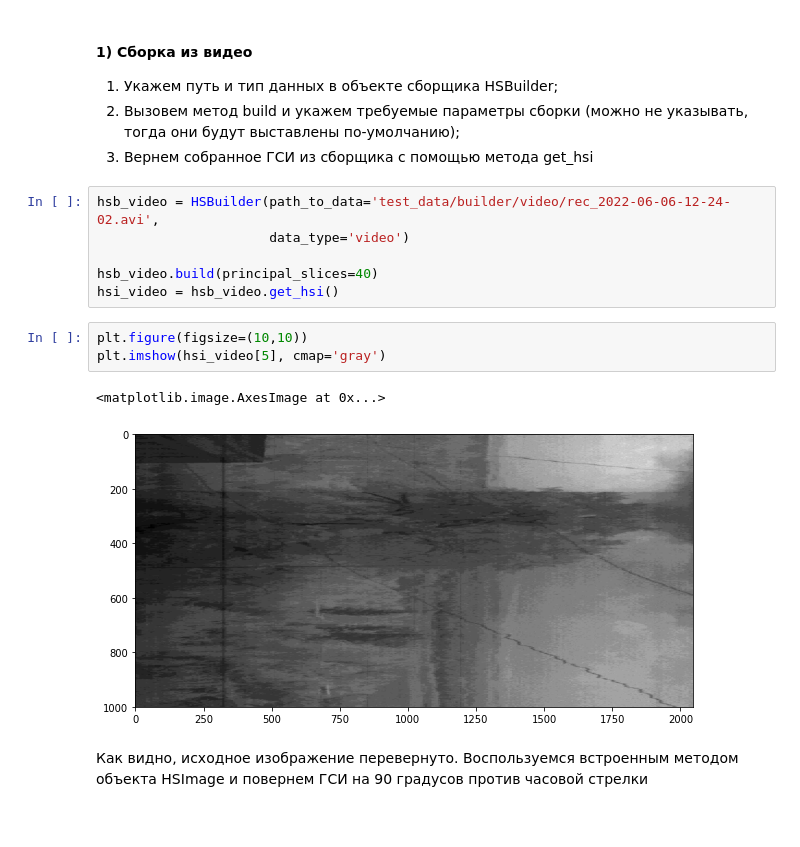
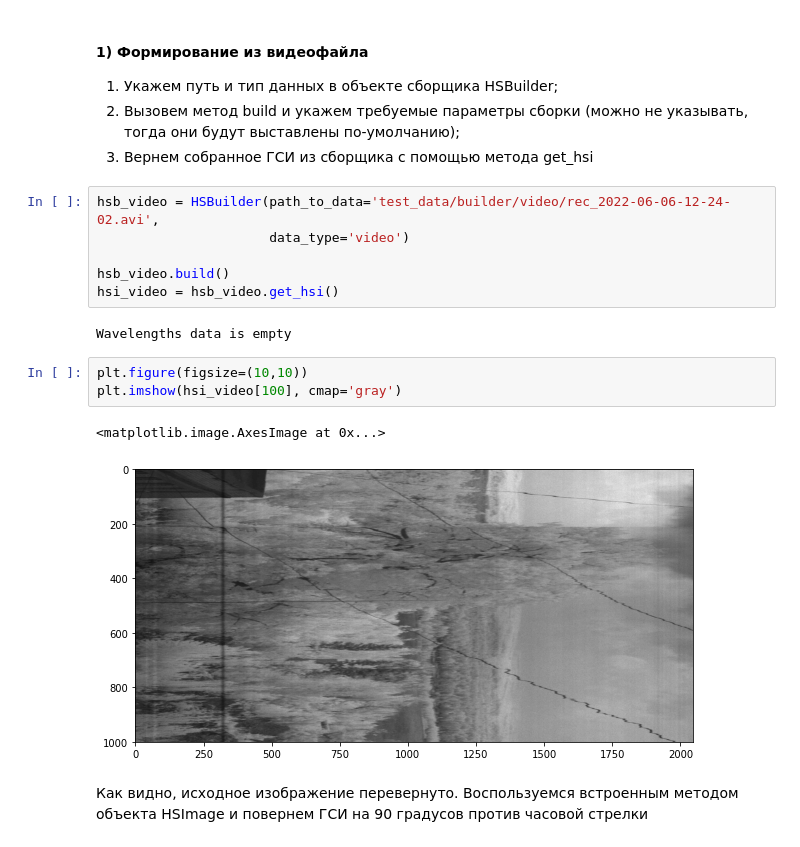
Before and after one commit to OpenHSL/OpenHSL, a Jupyter notebook: Builder demo.ipynb, the cells around one changed output. Drawn from its saved outputs; the diff is of its cells as text.

Commit message:
- upd Builder demo.ipynb

```diff
--- a/Builder demo.ipynb
+++ b/Builder demo.ipynb
@@ -21,7 +24,7 @@ import numpy as np
 - roi=False
 - flip_wavelengths=False
 # %% [markdown]
-#### 1) Сборка из видео
+#### 1) Формирование из видеофайла
 
 1. Укажем путь и тип данных в объекте сборщика HSBuilder;
 2. Вызовем метод build и укажем требуемые параметры сборки (можно не указывать, тогда они будут выставлены по-умолчанию);
@@ -30,14 +33,16 @@ import numpy as np
 hsb_video = HSBuilder(path_to_data='test_data/builder/video/rec_2022-06-06-12-24-02.avi',
                       data_type='video')
 
-hsb_video.build(principal_slices=40)
+hsb_video.build()
 hsi_video = hsb_video.get_hsi()
+# %% [output]
+Wavelengths data is empty
 # %%
 plt.figure(figsize=(10,10))
-plt.imshow(hsi_video[5], cmap='gray')
+plt.imshow(hsi_video[100], cmap='gray')
 # %% [output]
 <matplotlib.image.AxesImage at 0x...>
-[figure, old version]
+[figure, new version]
 # %% [markdown]
 Как видно, исходное изображение перевернуто. Воспользуемся встроенным методом объекта HSImage и повернем ГСИ на 90 градусов против часовой стрелки
 # %%
```
Also changed, not shown: parts of 17 cells of this notebook.
